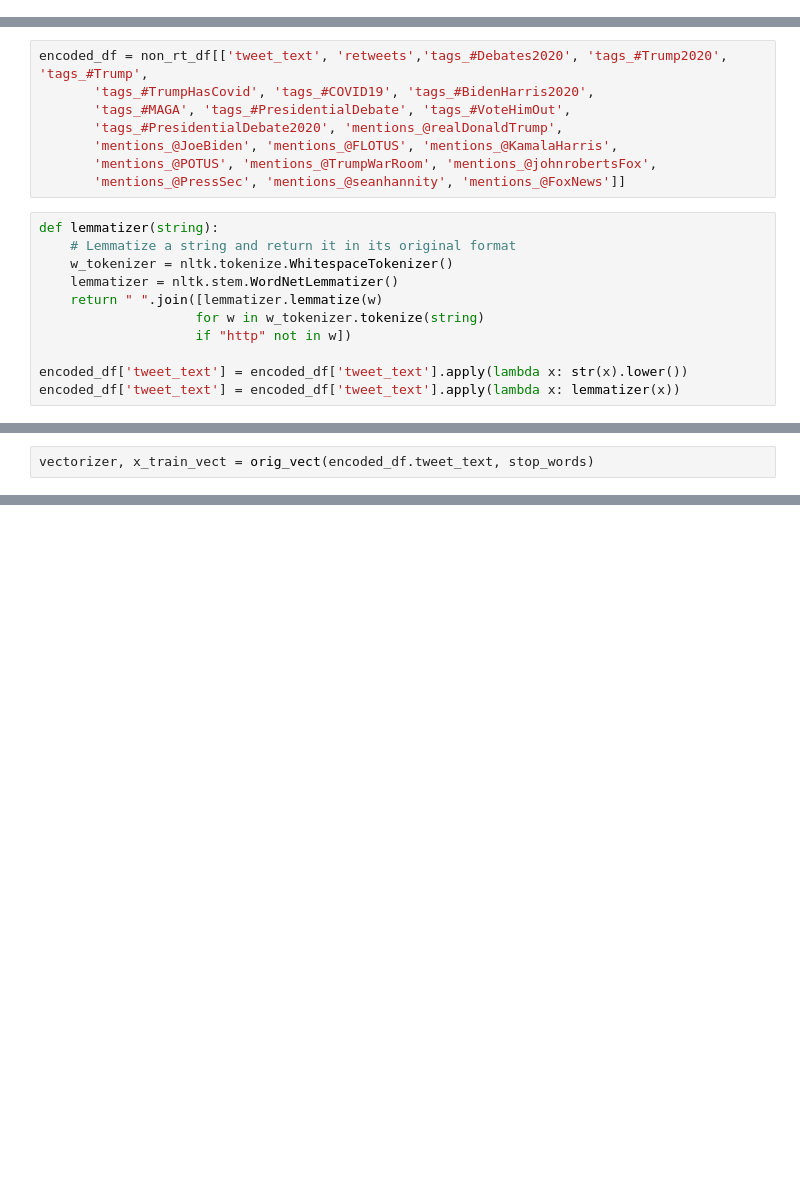
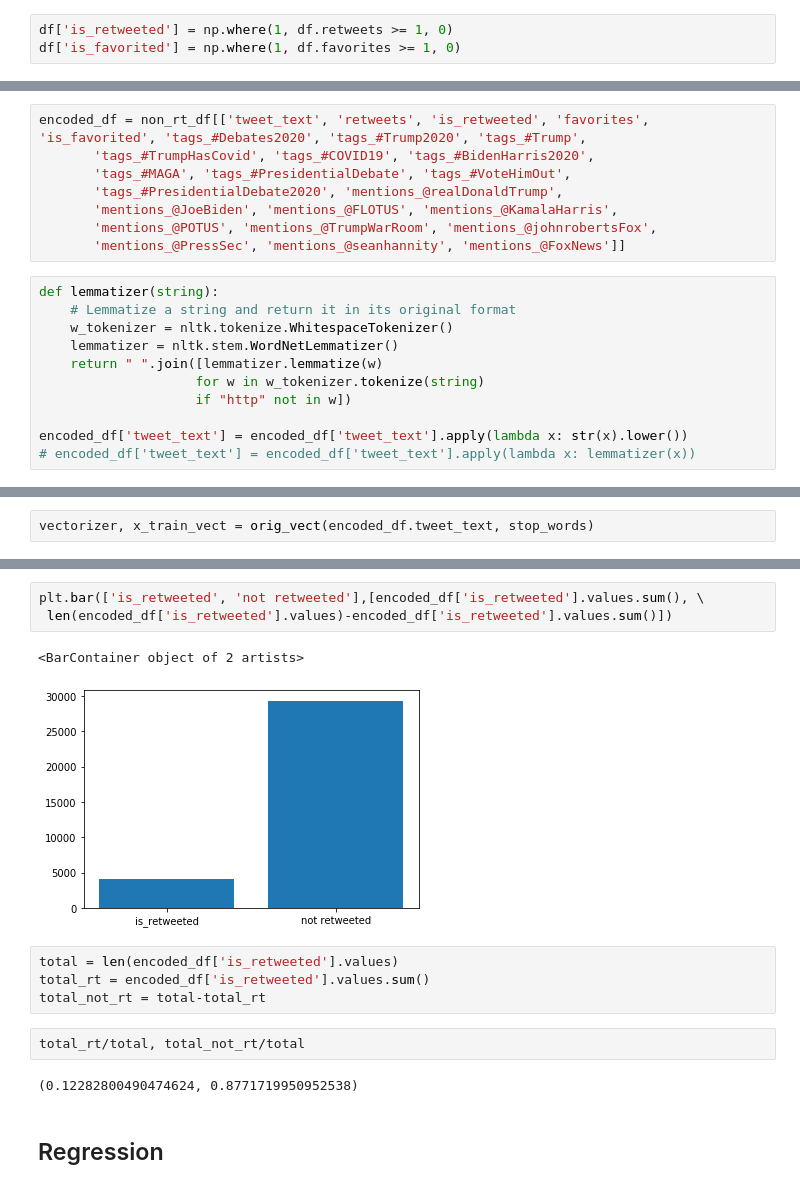
Before and after one commit to cjholcomb/paranormal-distribution, a Jupyter notebook: notebooks/Heathers_twitter.ipynb, the cells around one changed output, grey strips where cells are left out. Saved outputs shown, nothing was run; the diff lists cells and outputs as text; blank space fills up the shorter version.

```diff
--- a/notebooks/Heathers_twitter.ipynb
+++ b/notebooks/Heathers_twitter.ipynb
@@ -46,6 +46,9 @@ import random
 import json
 # %%
 df = pd.read_json('../../data/basic_dataset.json')
+# %%
+df['is_retweeted'] = np.where(1, df.retweets >= 1, 0)
+df['is_favorited'] = np.where(1, df.favorites >= 1, 0)
 # %%
 hashtags = {}
 for text in df.tweet_text:
@@ -179,5 +183,5 @@ WORK WITH JUST THE FEATURES WE WANT TO PREDICT RETWEETS
 # %%
-encoded_df = non_rt_df[['tweet_text', 'retweets','tags_#Debates2020', 'tags_#Trump2020', 'tags_#Trump',
+encoded_df = non_rt_df[['tweet_text', 'retweets', 'is_retweeted', 'favorites', 'is_favorited', 'tags_#Debates2020', 'tags_#Trump2020', 'tags_#Trump',
        'tags_#TrumpHasCovid', 'tags_#COVID19', 'tags_#BidenHarris2020',
        'tags_#MAGA', 'tags_#PresidentialDebate', 'tags_#VoteHimOut',
        'tags_#PresidentialDebate2020', 'mentions_@realDonaldTrump',
@@ -194,7 +198,7 @@ def lemmatizer(string):
                     if "http" not in w])
 
 encoded_df['tweet_text'] = encoded_df['tweet_text'].apply(lambda x: str(x).lower())
-encoded_df['tweet_text'] = encoded_df['tweet_text'].apply(lambda x: lemmatizer(x))
+# encoded_df['tweet_text'] = encoded_df['tweet_text'].apply(lambda x: lemmatizer(x))
 # %% [output]
 A value is trying to be set on a copy of a slice from a DataFrame.
 Try using .loc[row_indexer,col_indexer] = value instead
@@ -235,0 +320,16 @@ X.shape
+# %%
+plt.bar(['is_retweeted', 'not retweeted'],[encoded_df['is_retweeted'].values.sum(), \
+ len(encoded_df['is_retweeted'].values)-encoded_df['is_retweeted'].values.sum()])
+# %% [output]
+<BarContainer object of 2 artists>
+[figure, added]
+# %%
+total = len(encoded_df['is_retweeted'].values)
+total_rt = encoded_df['is_retweeted'].values.sum()
+total_not_rt = total-total_rt
+# %%
+total_rt/total, total_not_rt/total
+# %% [output]
+(0.12282800490474624, 0.8771719950952538)
+# %% [markdown]
+## Regression
```
Also changed, not shown: parts of 15 cells of this notebook.
